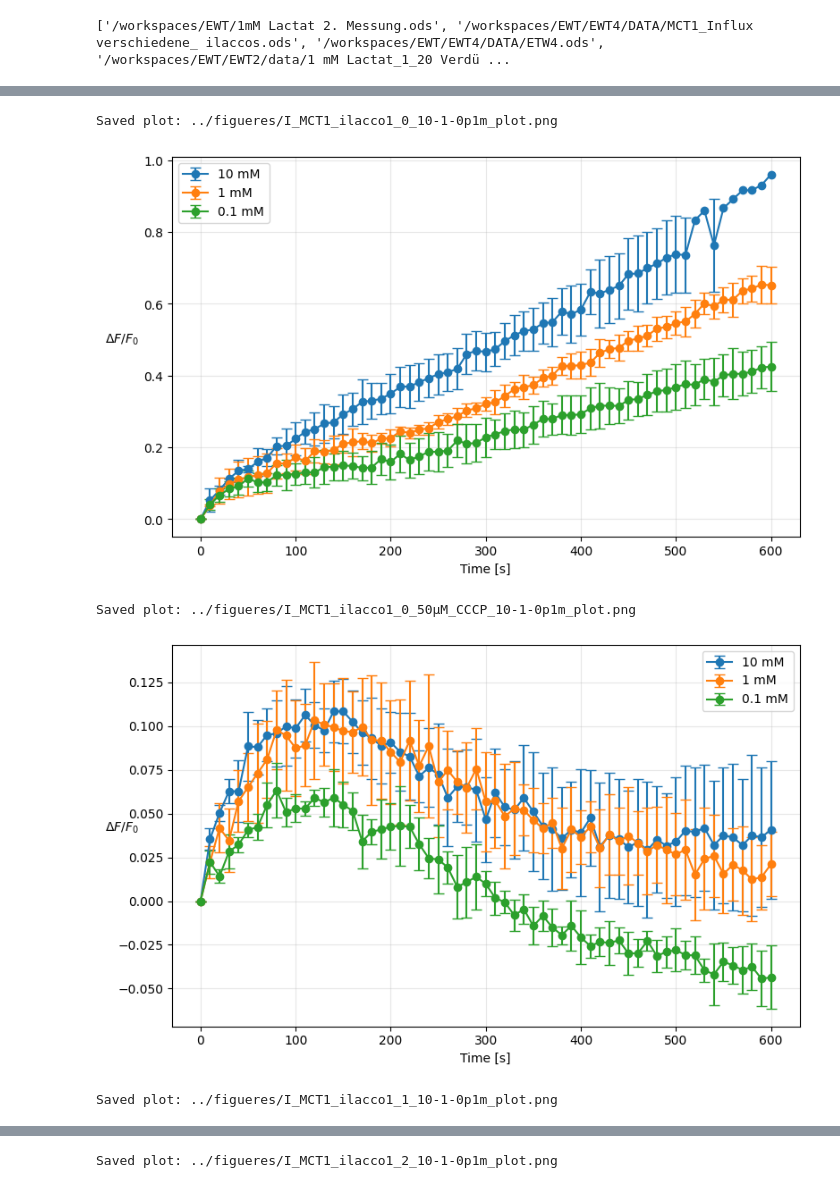
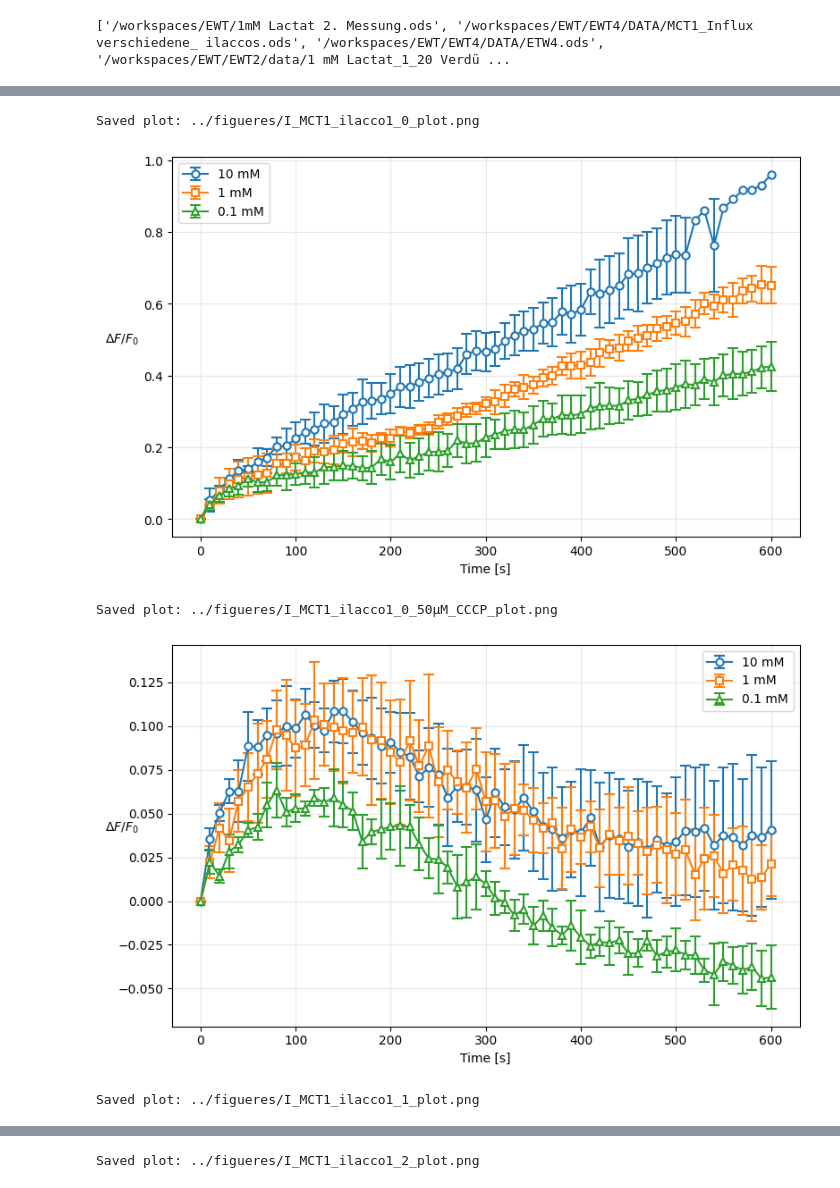
Before and after one commit to marvinkobbe/EWT, a Jupyter notebook: EWT4/notebooks/Influx.ipynb, the cells around one changed output, grey strips where cells are left out. Drawn from its saved outputs; the diff is of its cells as text; code cells hidden in the pictures.

```diff
--- a/EWT4/notebooks/Influx.ipynb
+++ b/EWT4/notebooks/Influx.ipynb
@@ -225,6 +209,9 @@ for name, df in frames:
     plt.figure(figsize=(8,5))
     plotted_any = False
 
+    # Verschiedene Marker für jede Konzentration (zusätzlich zur Farbe)
+    markers = {'10 mM': 'o', '1 mM': 's', '0.1 mM': '^'}
+
     for conc in concs:
         mean_col = find_column(df, mean_patterns.get(conc, []))
         std_col = find_column(df, std_patterns.get(conc, []))
@@ -252,37 +239,42 @@ for name, df in frames:
         means = pd.to_numeric(df[mean_col], errors='coerce')
         if std_col is not None:
             stds = pd.to_numeric(df[std_col], errors='coerce')
         else:
             stds = np.zeros_like(means)
 
         mask = (~times.isna()) & (~means.isna())
         if mask.sum() == 0:
             print(f"Für {name}/{conc}: Keine gültigen Datenpunkte.")
             continue
 
-        plt.errorbar(times[mask], means[mask], yerr=stds[mask], fmt='o-', label=conc, capsize=4)
+        marker = markers.get(conc, 'o')
+        # Label kombiniert Dateinamen und Konzentration
+        label = conc
+        plt.errorbar(times[mask], means[mask], yerr=stds[mask],
+                    marker=marker, linestyle='-', label=label, capsize=4,
+                    markerfacecolor='white', markeredgewidth=1.5, markersize=6)
         plotted_any = True
 
     if not plotted_any:
         print(f"Keine Daten zum Plotten in {name} gefunden.")
         plt.close()
         continue
 
     plt.xlabel('Time [s]')
     plt.ylabel(r'$\Delta F/F_0$', rotation=0, labelpad=12)
     ax = plt.gca()
     ax.yaxis.set_label_coords(-0.08, 0.5)
     plt.legend()
     plt.grid(alpha=0.3)
     plt.tight_layout()
 
-    outpath = os.path.join('..', 'figueres', f'{name}_10-1-0p1m_plot.png')
+    outpath = os.path.join('..', 'figueres', f'{name}_plot.png')
     plt.savefig(outpath, dpi=300, bbox_inches='tight')
     print(f'Saved plot: {outpath}')
     plt.show()
 # %% [output]
-Saved plot: ../figueres/I_MCT1_ilacco1_0_10-1-0p1m_plot.png
+Saved plot: ../figueres/I_MCT1_ilacco1_0_plot.png
-[figure, old version]
+[figure, new version]
-Saved plot: ../figueres/I_MCT1_ilacco1_0_50μM_CCCP_10-1-0p1m_plot.png
+Saved plot: ../figueres/I_MCT1_ilacco1_0_50μM_CCCP_plot.png
-[figure, old version]
+[figure, new version]
-Saved plot: ../figueres/I_MCT1_ilacco1_1_10-1-0p1m_plot.png
+Saved plot: ../figueres/I_MCT1_ilacco1_1_plot.png
@@ -290 +282 @@ Saved plot: ../figueres/I_MCT1_ilacco1_1_10-1-0p1m_plot.png
-Saved plot: ../figueres/I_MCT1_ilacco1_2_10-1-0p1m_plot.png
+Saved plot: ../figueres/I_MCT1_ilacco1_2_plot.png
```
Also changed, not shown: parts of 9 cells of this notebook, 2 other files.
